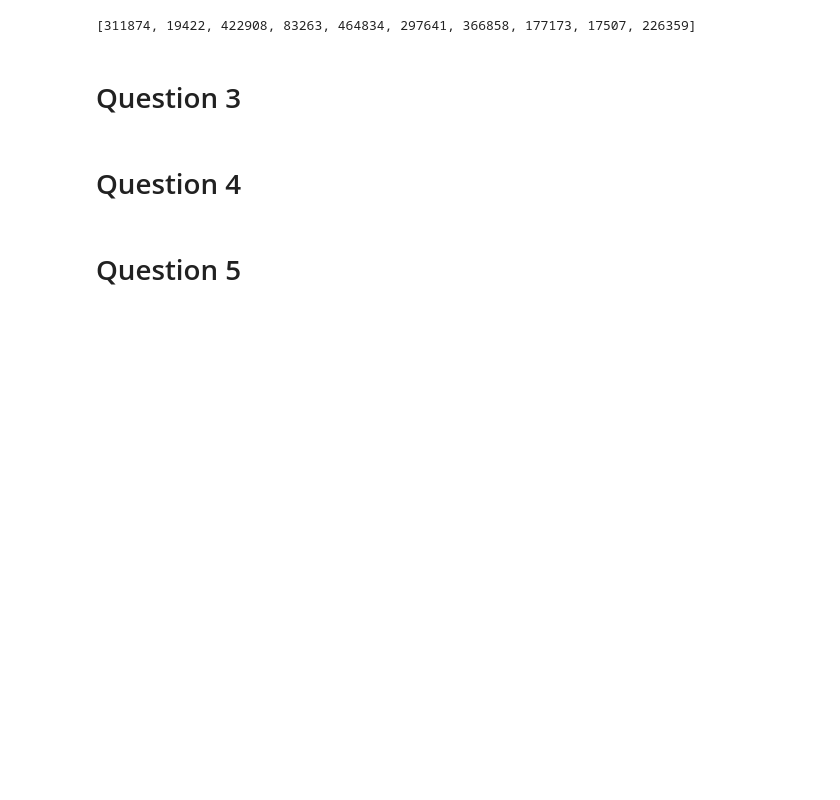
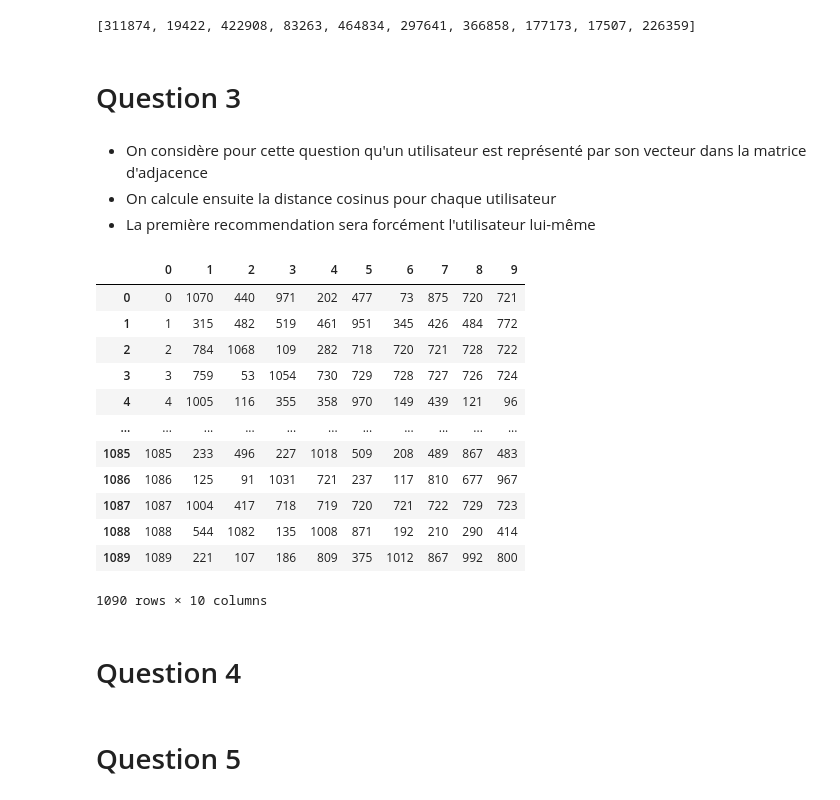
Before and after one commit to clementbernardd/LOG6308, a Jupyter notebook: TP2/TP2_groupe7.ipynb, the cells around one changed output. Cells and saved outputs as stored; diff of their text form; code cells hidden in the pictures; blank space fills up the shorter version.

```diff
--- a/TP2/TP2_groupe7.ipynb
+++ b/TP2/TP2_groupe7.ipynb
@@ -166,3 +165,34 @@ get_recommendation_new(422908)
+# %% [markdown]
+- On considère pour cette question qu'un utilisateur est représenté par son vecteur dans la matrice d'adjacence
+- On calcule ensuite la distance cosinus pour chaque utilisateur
+- La première recommendation sera forcément l'utilisateur lui-même
+# %%
+def get_recommendation_sim(m = m , N=10) :
+    ''' Return the top N recommendation using the cosine similarity '''
+    # Get the similarity for each user
+    df_sim = pd.DataFrame(cosine_similarity(m,m), index = m.index, columns = m.columns)
+    # Get the indexes that maximises the cosine similarity
+    idx = (-df_sim.values).argsort()
+    # Keep the N max
+    idx = idx[:,:N]
+
+    return pd.DataFrame(idx)
+# %%
+get_recommendation_sim(N=10)
+# %% [output]
+|  | 0 | 1 | 2 | 3 | 4 | 5 | 6 | 7 | 8 | 9 |
+| 0 | 0 | 1070 | 440 | 971 | 202 | 477 | 73 | 875 | 720 | 721 |
+| 1 | 1 | 315 | 482 | 519 | 461 | 951 | 345 | 426 | 484 | 772 |
+| 2 | 2 | 784 | 1068 | 109 | 282 | 718 | 720 | 721 | 728 | 722 |
+| 3 | 3 | 759 | 53 | 1054 | 730 | 729 | 728 | 727 | 726 | 724 |
+| 4 | 4 | 1005 | 116 | 355 | 358 | 970 | 149 | 439 | 121 | 96 |
+| ... | ... | ... | ... | ... | ... | ... | ... | ... | ... | ... |
+| 1085 | 1085 | 233 | 496 | 227 | 1018 | 509 | 208 | 489 | 867 | 483 |
+| 1086 | 1086 | 125 | 91 | 1031 | 721 | 237 | 117 | 810 | 677 | 967 |
+| 1087 | 1087 | 1004 | 417 | 718 | 719 | 720 | 721 | 722 | 729 | 723 |
+| 1088 | 1088 | 544 | 1082 | 135 | 1008 | 871 | 192 | 210 | 290 | 414 |
+| 1089 | 1089 | 221 | 107 | 186 | 809 | 375 | 1012 | 867 | 992 | 800 |
+1090 rows × 10 columns
 # %% [markdown]
 # Question 4
 # %%
```
Also changed, not shown: parts of 2 cells of this notebook.
